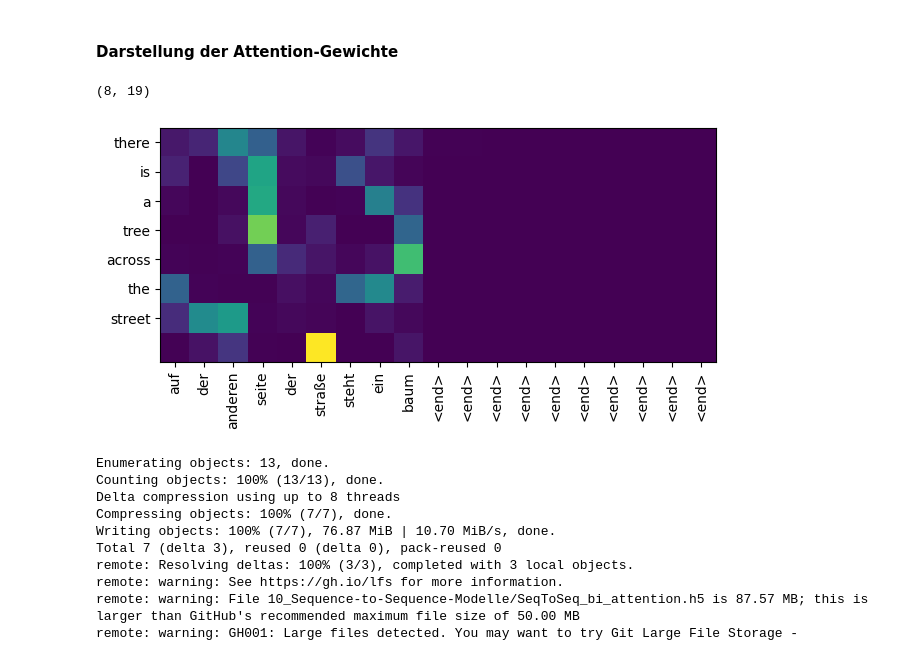
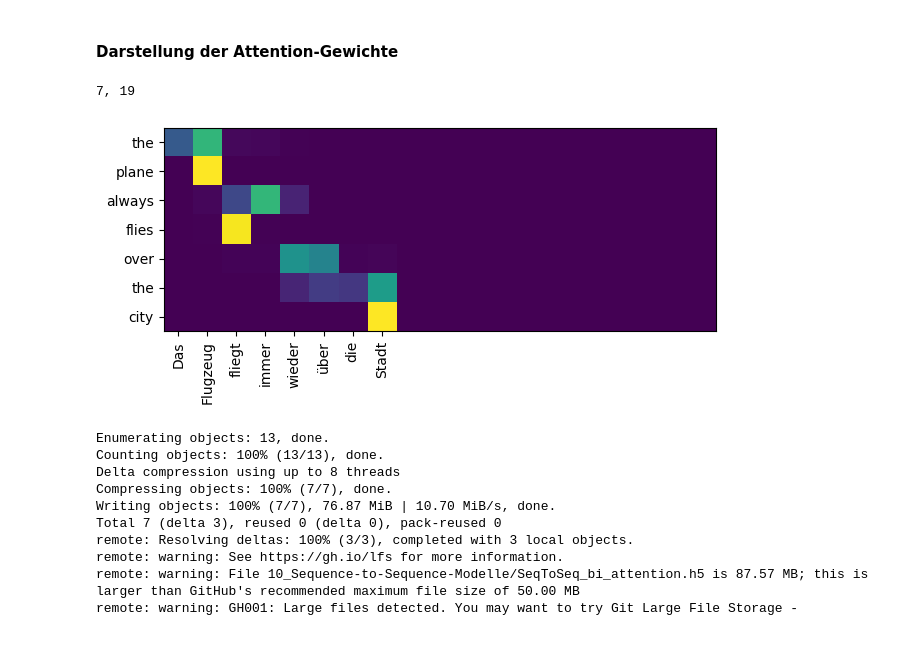
Before and after one commit to tpanneck/hanser_deep_nlp, a Jupyter notebook: 10_Sequence-to-Sequence-Modelle/02_SeqToSeq_with_Attention.ipynb, the cells around one changed output. Cells and saved outputs as stored; diff of their text form; code cells hidden in the pictures.

Commit message:
updated visual output of attention map

```diff
--- a/10_Sequence-to-Sequence-Modelle/02_SeqToSeq_with_Attention.ipynb
+++ b/10_Sequence-to-Sequence-Modelle/02_SeqToSeq_with_Attention.ipynb
@@ -249,6 +253,7 @@ def make_predictions(x_pred:str, encoder, decoder,
     target_seq = np.zeros((1, 1))
     target_seq[0, 0] = tok_en.word_index['<start>']
     attn = []
+    output = []
     print('translated:')
     for i in range(seq_len_decoder):
         dec_out, attention, dec_state = \
@@ -260,10 +265,12 @@ def make_predictions(x_pred:str, encoder, decoder,
         target_seq = np.zeros((1, 1))
         target_seq[0, 0] = idx_word
         attn.append(attention)
-    return attn
+        output.append(tok_decoder.index_word[idx_word])
+    return output, attn
 # %% [markdown]
 #### Übersetzung mit Beispielsatz erzeugen
 # %%
-x_pred = 'auf der anderen seite der straße steht ein baum'
-attn = make_predictions(x_pred, encoder, decoder, tok_de, tok_en)
+x_pred = 'Das Flugzeug fliegt immer wieder über die Stadt'
+output, attn = make_predictions(x_pred, encoder, decoder, tok_de, tok_en)
+print(output)
 # %% [output]
@@ -282,22 +289,27 @@ translated:
 # %% [markdown]
 #### Darstellung der Attention-Gewichte
+# %%
+attn = np.array(attn)
+shape = attn.shape
+print(f"{shape[0]}, {shape[3]}" )
+# %% [output]
+7, 19
 # %%
 import matplotlib.pyplot as plt
 
 attn = np.array(attn)
-print(attn.shape)
-attn = attn.reshape(8, 19)
+shape = attn.shape
+attn = attn.reshape(shape[0], shape[3])
 
-satz = '''auf der anderen seite der straße steht ein baum <end> <end> <end> <end> <end> <end> <end> <end> <end> <end>'''.split(' ')
+satz = x_pred.split(' ')
 
 plt.imshow(attn)
-plt.xticks(range(0,19), satz, rotation=90)
-plt.yticks(range(0,7), ['there', 'is', 'a', 'tree', 'across', 'the', 'street'])
+plt.xticks(range(0,len(satz)), satz, rotation=90)
+plt.yticks(range(0,len(output)), output)
 
 plt.tight_layout()
 # %% [output]
-(8, 19)
-[figure, old version]
+[figure, new version]
 # %%
 #!git status
 # !git add ../Data/tok_de_trans.pkl
```
Also changed, not shown: parts of 3 cells of this notebook.
